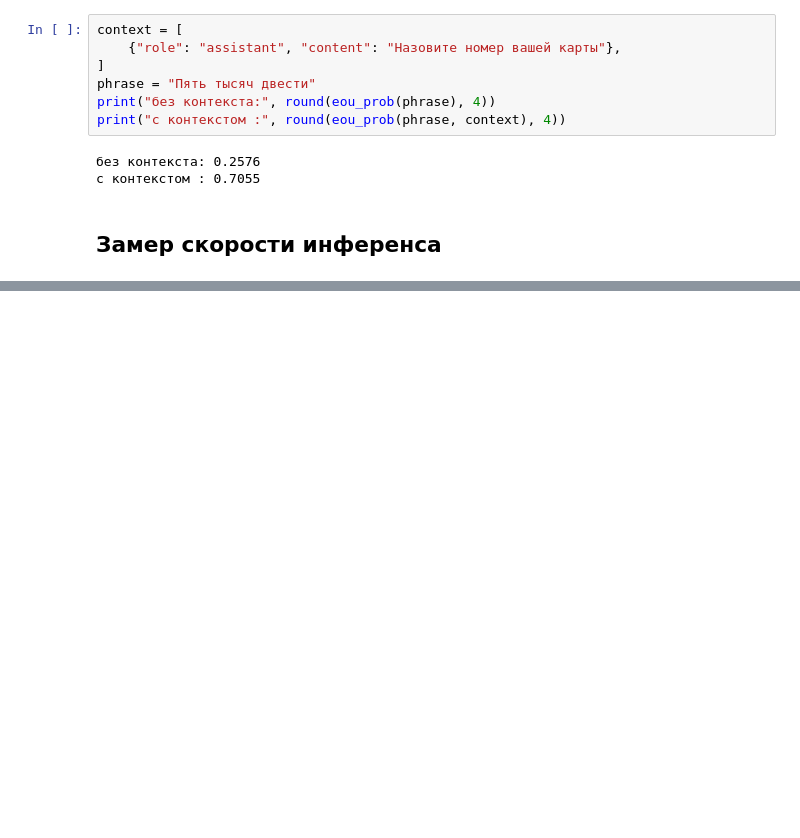
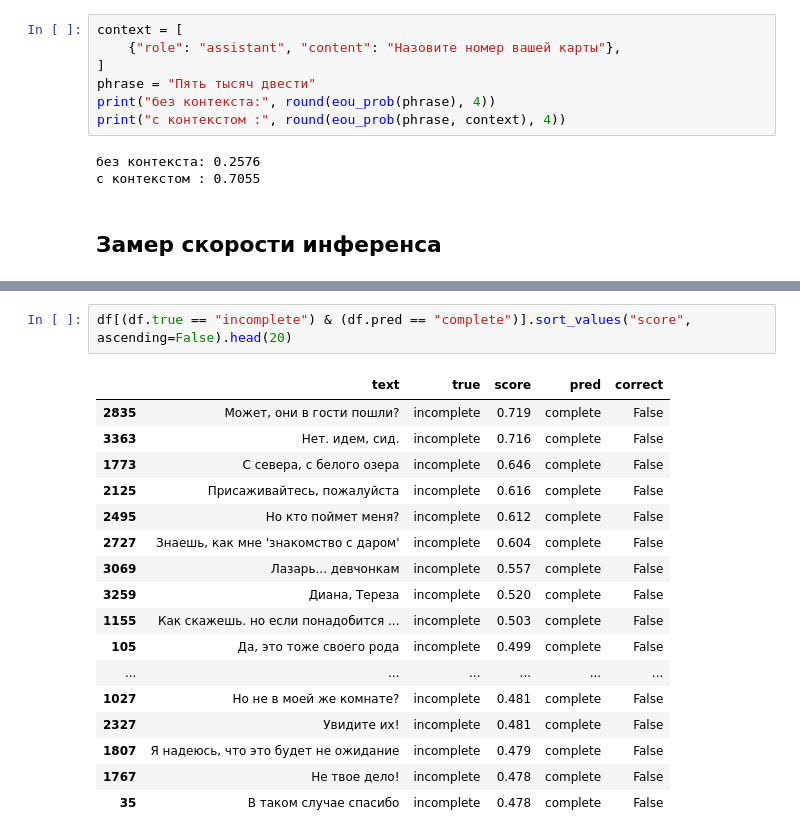
Before and after one commit to aeondf/Eot, a Jupyter notebook: notebooks/02_livekit_turn_detector.ipynb, the cells around one changed output, grey strips where cells are left out. Saved outputs shown, nothing was run; the diff lists cells and outputs as text; blank space fills up the shorter version.

```diff
--- a/notebooks/02_livekit_turn_detector.ipynb
+++ b/notebooks/02_livekit_turn_detector.ipynb
@@ -144,0 +305,20 @@ FP/FN при нашем пороге (см. `docs/05_metrics.md`).
+# %%
+df[(df.true == "incomplete") & (df.pred == "complete")].sort_values("score", ascending=False).head(20)
+# %% [output]
+|  | text | true | score | pred | correct |
+| 2835 | Может, они в гости пошли? | incomplete | 0.719 | complete | False |
+| 3363 | Нет. идем, сид. | incomplete | 0.716 | complete | False |
+| 1773 | С севера, с белого озера | incomplete | 0.646 | complete | False |
+| 2125 | Присаживайтесь, пожалуйста | incomplete | 0.616 | complete | False |
+| 2495 | Но кто поймет меня? | incomplete | 0.612 | complete | False |
+| 2727 | Знаешь, как мне 'знакомство с даром' | incomplete | 0.604 | complete | False |
+| 3069 | Лазарь... девчонкам | incomplete | 0.557 | complete | False |
+| 3259 | Диана, Тереза | incomplete | 0.520 | complete | False |
+| 1155 | Как скажешь. но если понадобится ... | incomplete | 0.503 | complete | False |
+| 105 | Да, это тоже своего рода | incomplete | 0.499 | complete | False |
+| ... | ... | ... | ... | ... | ... |
+| 1027 | Но не в моей же комнате? | incomplete | 0.481 | complete | False |
+| 2327 | Увидите их! | incomplete | 0.481 | complete | False |
+| 1807 | Я надеюсь, что это будет не ожидание | incomplete | 0.479 | complete | False |
+| 1767 | Не твое дело! | incomplete | 0.478 | complete | False |
+| 35 | В таком случае спасибо | incomplete | 0.478 | complete | False |
```
Also changed, not shown: parts of 17 cells of this notebook, 12 other files.
